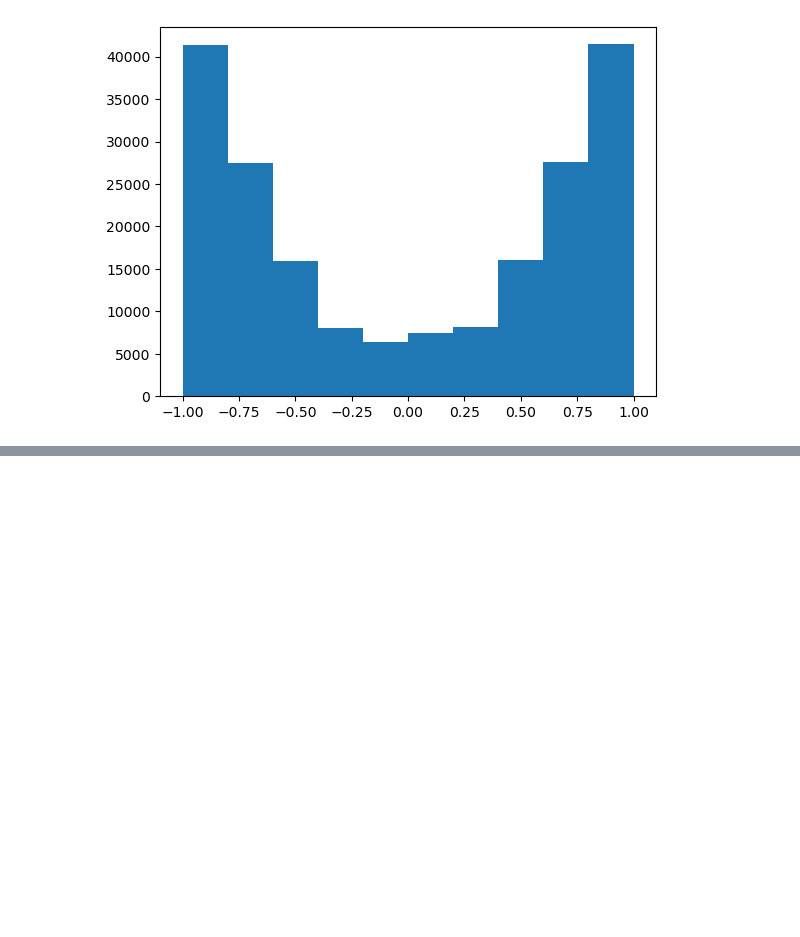
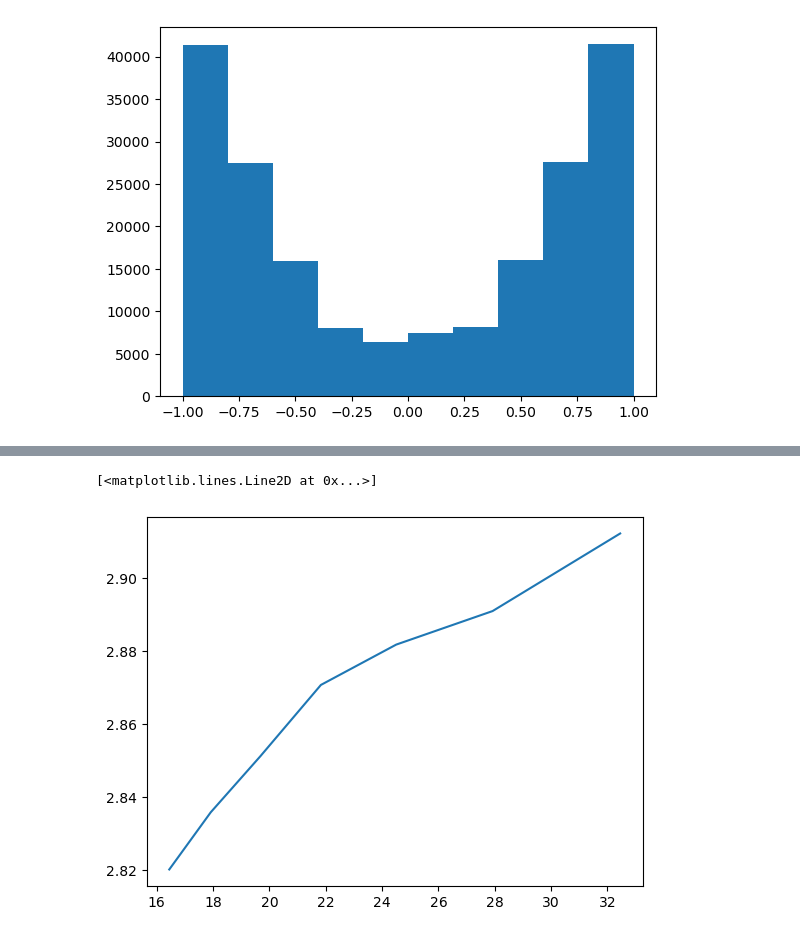
Before and after one commit to bsfn-0323/ising_wolff, a Jupyter notebook: basic_analysis.ipynb, the cells around one changed output, grey strips where cells are left out. Saved outputs shown, nothing was run; the diff lists cells and outputs as text; code cells hidden in the pictures; blank space fills up the shorter version.

```diff
--- a/basic_analysis.ipynb
+++ b/basic_analysis.ipynb
@@ -34,0 +97,8 @@ plt.hist(np.mean(configs,axis = 1))
+# %%
+plt.plot((Ts-Tc+0.03)**(-1),covmats[:,1,0])
+#plt.xlim([np.min((Ts-2/np.log(1+np.sqrt(2)))**-1)*0.95,50])
+#plt.xscale("log")
+#plt.yscale("log")
+# %% [output]
+[<matplotlib.lines.Line2D at 0x...>]
+[figure, added]
```
Also changed, not shown: parts of 13 cells of this notebook, 3 other files.
